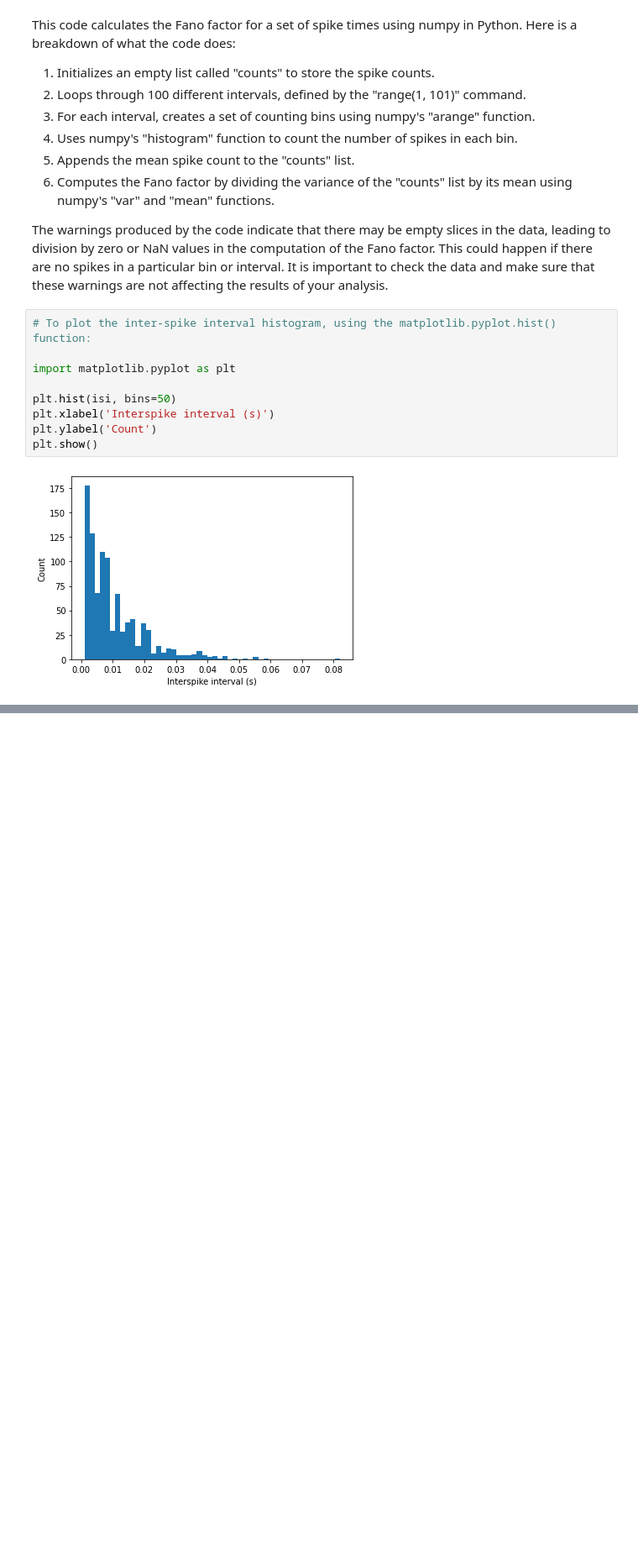
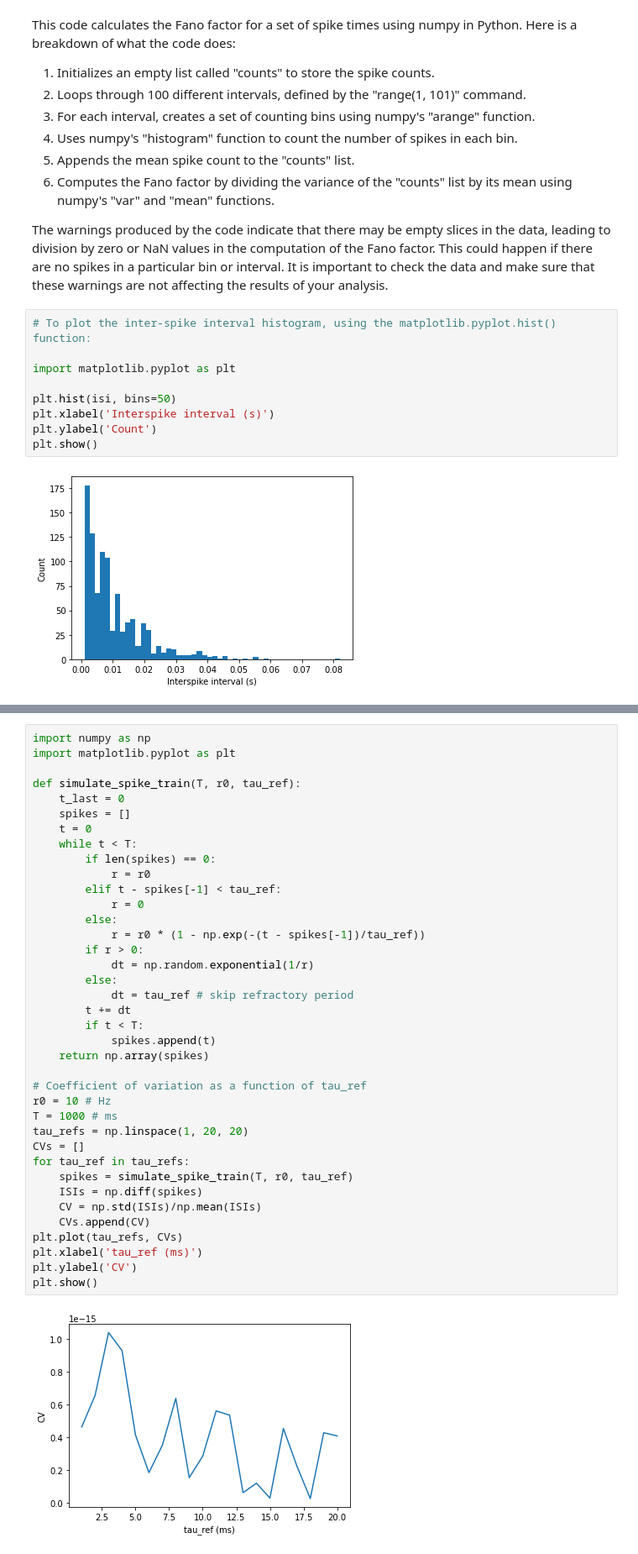
Before and after one commit to SpenBobCat/Computational_Neuroscience, a Jupyter notebook: Copy_of_Computational_Neuroscience_Coursera.ipynb, the cells around one changed output, grey strips where cells are left out. Shown: that part at 84% size. Drawn from its saved outputs; the diff is of its cells as text; blank space fills up the shorter version.

```diff
--- a/Copy_of_Computational_Neuroscience_Coursera.ipynb
+++ b/Copy_of_Computational_Neuroscience_Coursera.ipynb
@@ -69,0 +131,40 @@ plt.show()
+# %%
+import numpy as np
+import matplotlib.pyplot as plt
+
+def simulate_spike_train(T, r0, tau_ref):
+    t_last = 0
+    spikes = []
+    t = 0
+    while t < T:
+        if len(spikes) == 0:
+            r = r0
+        elif t - spikes[-1] < tau_ref:
+            r = 0
+        else:
+            r = r0 * (1 - np.exp(-(t - spikes[-1])/tau_ref))
+        if r > 0:
+            dt = np.random.exponential(1/r)
+        else:
+            dt = tau_ref # skip refractory period
+        t += dt
+        if t < T:
+            spikes.append(t)
+    return np.array(spikes)
+
+# Coefficient of variation as a function of tau_ref
+r0 = 10 # Hz
+T = 1000 # ms
+tau_refs = np.linspace(1, 20, 20)
+CVs = []
+for tau_ref in tau_refs:
+    spikes = simulate_spike_train(T, r0, tau_ref)
+    ISIs = np.diff(spikes)
+    CV = np.std(ISIs)/np.mean(ISIs)
+    CVs.append(CV)
+plt.plot(tau_refs, CVs)
+plt.xlabel('tau_ref (ms)')
+plt.ylabel('CV')
+plt.show()
+# %% [output]
+[figure, added]
```
Also changed, not shown: parts of 7 cells of this notebook.
